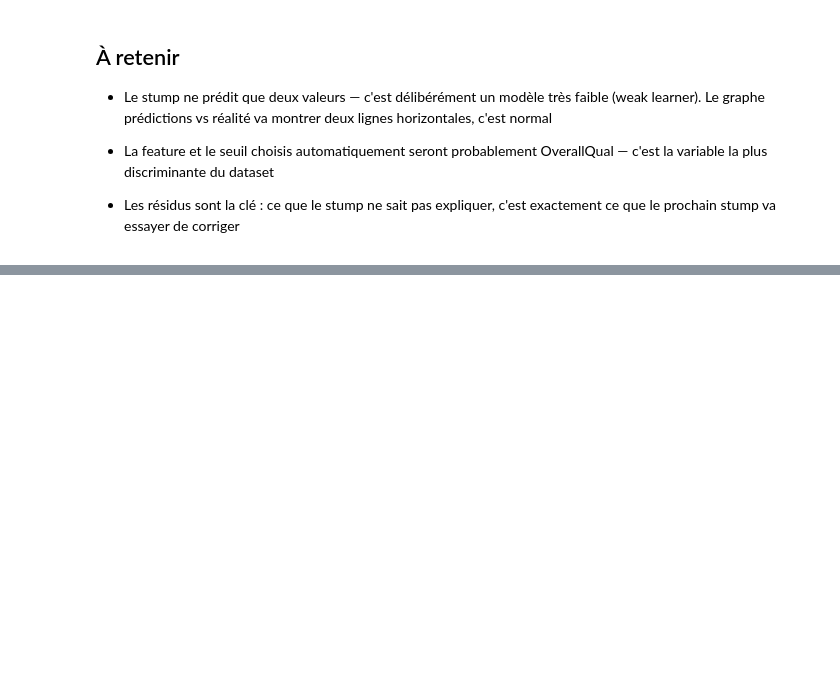
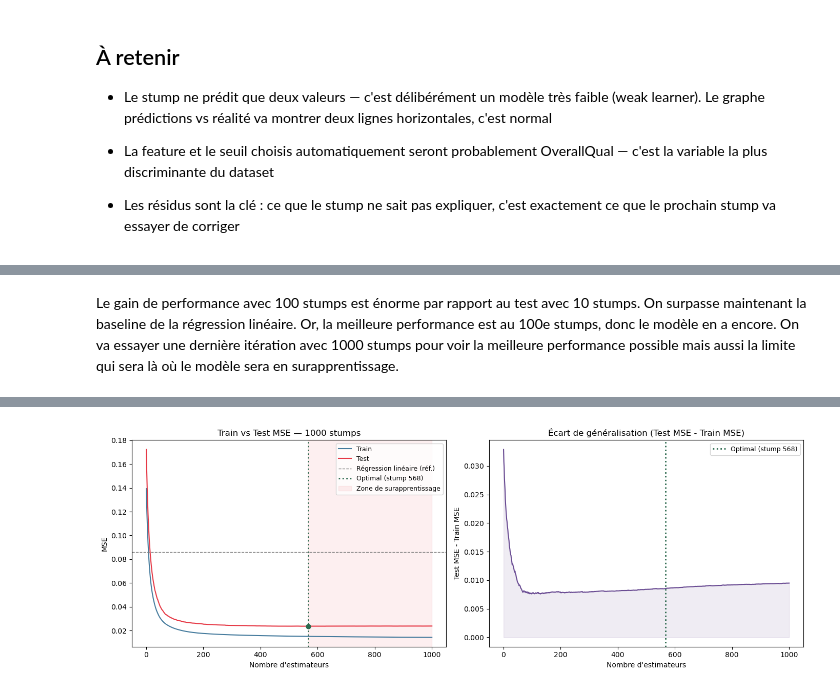
Before and after one commit to Thomasvirzi/memoire_gradient-boosting, a Jupyter notebook: notebook_mémoire.ipynb, the cells around one changed output, grey strips where cells are left out. Saved outputs shown, nothing was run; the diff lists cells and outputs as text; code cells hidden in the pictures; blank space fills up the shorter version.

```diff
--- a/notebook_mémoire.ipynb
+++ b/notebook_mémoire.ipynb
@@ -354,0 +570,68 @@ plt.show()
+# %% [markdown]
+Le gain de performance avec 100 stumps est énorme par rapport au test avec 10 stumps. On surpasse maintenant la baseline de la régression linéaire. Or, la meilleure performance est au 100e stumps, donc le modèle en a encore. On va essayer une dernière itération avec 1000 stumps pour voir la meilleure performance possible mais aussi la limite qui sera là où le modèle sera en surapprentissage.
+# %%
+# ── 1. Entraînement avec 1000 stumps ────────────────────────────────────────
+gb_large = GradientBoostingScratch(n_estimators=1000, learning_rate=0.1)
+gb_large.fit(X_train, y_train, X_test, y_test)
+
+# ── 2. Résultats ──────────────────────────────────────────────────────────────
+best_iter_large = np.argmin(gb_large.test_mse_history) + 1
+best_mse_large  = min(gb_large.test_mse_history)
+final_train     = gb_large.train_mse_history[-1]
+final_test      = gb_large.test_mse_history[-1]
+
+print("=== Gradient Boosting (1000 stumps, lr=0.1) ===")
+print(f"  MSE train final (1000 stumps) : {final_train:.6f}")
+print(f"  MSE test final  (1000 stumps) : {final_test:.6f}")
+print()
+print(f"=== Meilleur point (early stopping idéal) ===")
+print(f"  Meilleur test MSE : {best_mse_large:.6f}  (atteint au stump n°{best_iter_large})")
+print(f"  Test MSE final vs meilleur : +{final_test - best_mse_large:.6f} "
+      f"({(final_test / best_mse_large - 1) * 100:.1f}% de dégradation)")
+print()
+print("=== Récapitulatif global ===")
+print(f"  Régression linéaire        : 0.085807")
+print(f"  Decision Stump (1 split)   : {mse_test:.6f}")
+print(f"  GB  10 stumps              : 0.102026")
+print(f"  GB 100 stumps              : 0.029390")
+print(f"  GB {best_iter_large:4d} stumps (optimal)  : {best_mse_large:.6f}")
+print(f"  GB 1000 stumps (final)     : {final_test:.6f}")
+
+# ── 3. Visualisation ─────────────────────────────────────────────────────────
+n_iters = len(gb_large.train_mse_history)
+iters = range(1, n_iters + 1)
+
+fig, axes = plt.subplots(1, 2, figsize=(14, 5))
+
+# — Courbe complète train/test
+axes[0].plot(iters, gb_large.train_mse_history, color="#457b9d", label="Train", lw=1.5)
+axes[0].plot(iters, gb_large.test_mse_history, color="#e63946", label="Test", lw=1.5)
+axes[0].axhline(0.085807, color="gray", linestyle="--", lw=1,
+                label="Régression linéaire (réf.)")
+axes[0].axvline(best_iter_large, color="#2d6a4f", linestyle=":", lw=2,
+                label=f"Optimal (stump {best_iter_large})")
+axes[0].scatter([best_iter_large], [best_mse_large], color="#2d6a4f", zorder=5, s=40)
+
+# Zone de surapprentissage hachurée
+axes[0].axvspan(best_iter_large, n_iters, color="#e63946", alpha=0.08,
+                label="Zone de surapprentissage")
+
+axes[0].set_title("Train vs Test MSE — 1000 stumps")
+axes[0].set_xlabel("Nombre d'estimateurs")
+axes[0].set_ylabel("MSE")
+axes[0].legend(fontsize=9)
+
+# — Zoom sur l'écart train/test (généralisation gap)
+gap = np.array(gb_large.test_mse_history) - np.array(gb_large.train_mse_history)
+axes[1].plot(iters, gap, color="#6a4c93", lw=1.5)
+axes[1].axvline(best_iter_large, color="#2d6a4f", linestyle=":", lw=2,
+                label=f"Optimal (stump {best_iter_large})")
+axes[1].fill_between(iters, 0, gap, color="#6a4c93", alpha=0.1)
+axes[1].set_title("Écart de généralisation (Test MSE - Train MSE)")
+axes[1].set_xlabel("Nombre d'estimateurs")
+axes[1].set_ylabel("Test MSE - Train MSE")
+axes[1].legend(fontsize=9)
+
+plt.tight_layout()
+plt.show()
+# %% [output]
@@ -354,0 +653 @@ plt.show()
+[figure, added]
```
Also changed, not shown: parts of 9 cells of this notebook, 2 other files.
